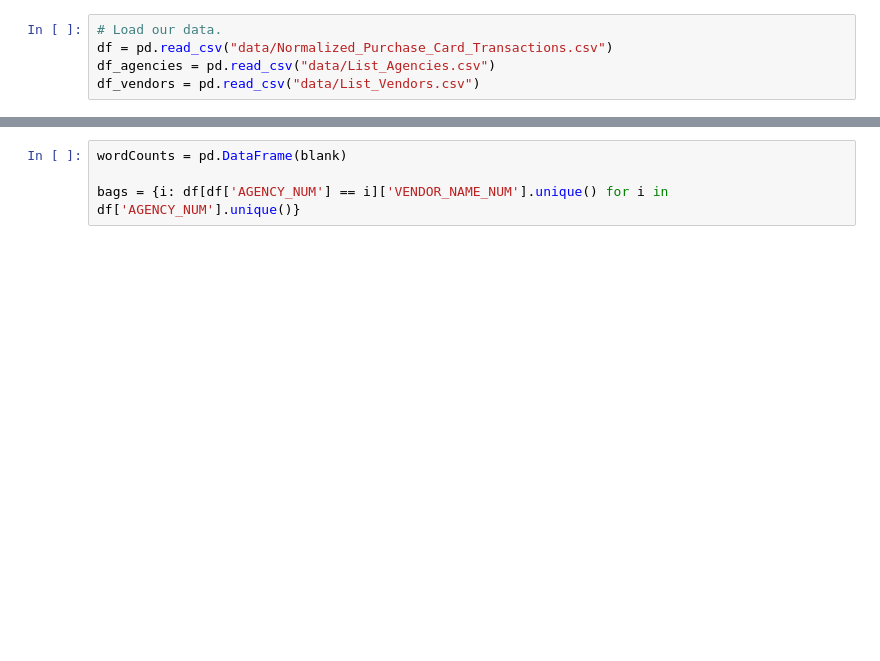
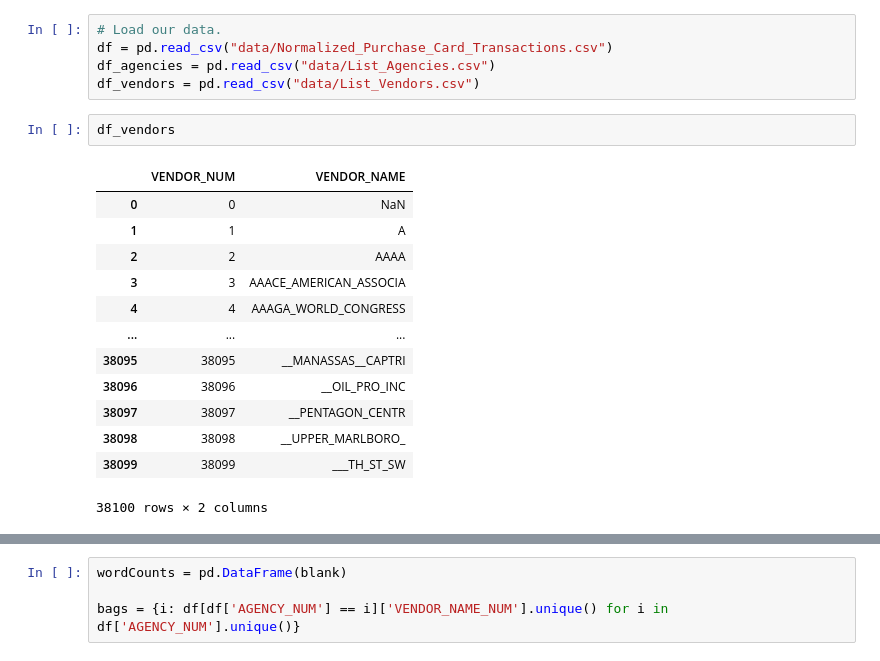
Before and after one commit to berkalpyakici/rice-datathon-2021, a Jupyter notebook: analysis.ipynb, the cells around one changed output, grey strips where cells are left out. Drawn from its saved outputs; the diff is of its cells as text; blank space fills up the shorter version.

```diff
--- a/analysis.ipynb
+++ b/analysis.ipynb
@@ -8,6 +8,22 @@ from tqdm.notebook import tqdm
 df = pd.read_csv("data/Normalized_Purchase_Card_Transactions.csv")
 df_agencies = pd.read_csv("data/List_Agencies.csv")
 df_vendors = pd.read_csv("data/List_Vendors.csv")
+# %%
+df_vendors
+# %% [output]
+|  | VENDOR_NUM | VENDOR_NAME |
+| 0 | 0 | NaN |
+| 1 | 1 | A |
+| 2 | 2 | AAAA |
+| 3 | 3 | AAACE_AMERICAN_ASSOCIA |
+| 4 | 4 | AAAGA_WORLD_CONGRESS |
+| ... | ... | ... |
+| 38095 | 38095 | __MANASSAS__CAPTRI |
+| 38096 | 38096 | __OIL_PRO_INC |
+| 38097 | 38097 | __PENTAGON_CENTR |
+| 38098 | 38098 | __UPPER_MARLBORO_ |
+| 38099 | 38099 | ___TH_ST_SW |
+38100 rows × 2 columns
 # %%
 blank = np.zeros((df['AGENCY_NUM'].max() + 1, df['VENDOR_NAME_NUM'].max() + 1))
 
```
Also changed, not shown: parts of 9 cells of this notebook, 2 other files.
